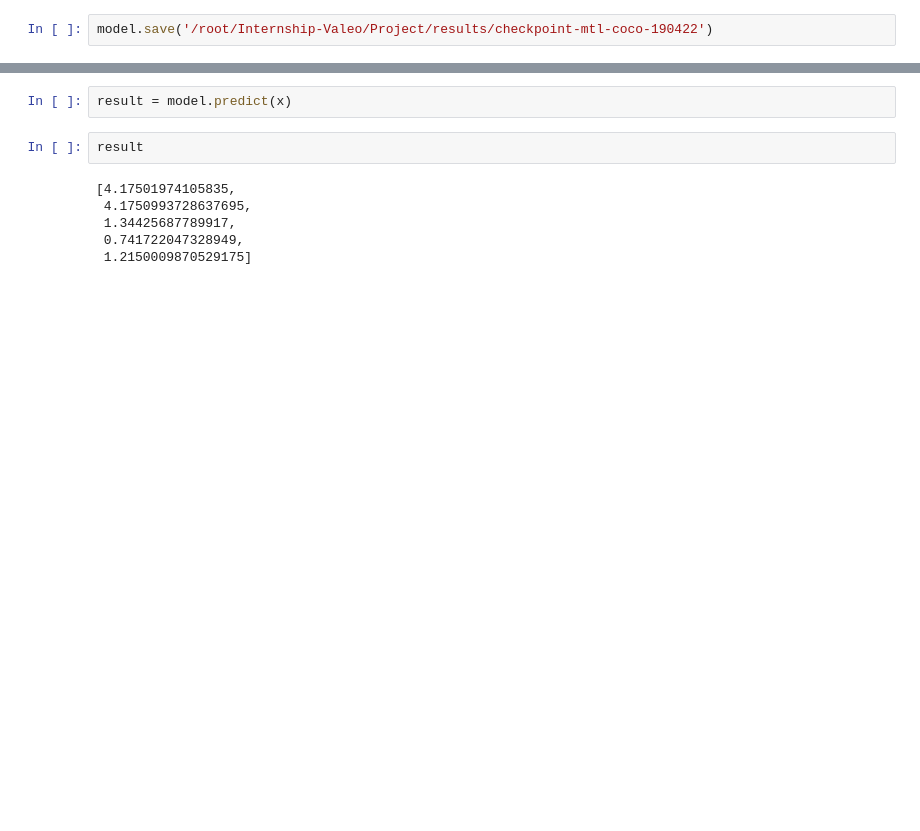
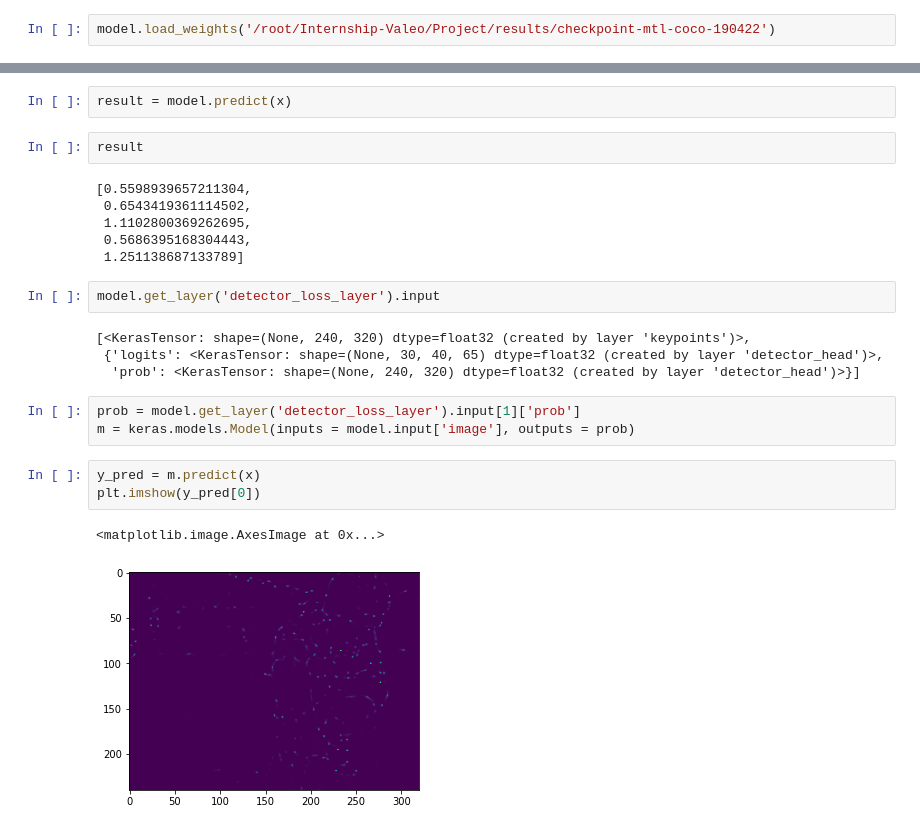
Before and after one commit to amit205/multi-task-learning, a Jupyter notebook: superpoint_MTL.ipynb, the cells around one changed output, grey strips where cells are left out. Drawn from its saved outputs; the diff is of its cells as text; blank space fills up the shorter version.

```diff
--- a/superpoint_MTL.ipynb
+++ b/superpoint_MTL.ipynb
@@ -686,2 +695,2 @@ Epoch 1/13
 # %%
-model.save('/root/Internship-Valeo/Project/results/checkpoint-mtl-coco-190422')
+model.load_weights('/root/Internship-Valeo/Project/results/checkpoint-mtl-coco-190422')
@@ -742,8 +753,23 @@ result = model.predict(x)
 # %%
 result
 # %% [output]
-[4.17501974105835,
- 4.1750993728637695,
- 1.34425687789917,
- 0.741722047328949,
- 1.2150009870529175]
+[0.5598939657211304,
+ 0.6543419361114502,
+ 1.1102800369262695,
+ 0.5686395168304443,
+ 1.251138687133789]
+# %%
+model.get_layer('detector_loss_layer').input
+# %% [output]
+[<KerasTensor: shape=(None, 240, 320) dtype=float32 (created by layer 'keypoints')>,
+ {'logits': <KerasTensor: shape=(None, 30, 40, 65) dtype=float32 (created by layer 'detector_head')>,
+  'prob': <KerasTensor: shape=(None, 240, 320) dtype=float32 (created by layer 'detector_head')>}]
+# %%
+prob = model.get_layer('detector_loss_layer').input[1]['prob']
+m = keras.models.Model(inputs = model.input['image'], outputs = prob)
+# %%
+y_pred = m.predict(x)
+plt.imshow(y_pred[0])
+# %% [output]
+<matplotlib.image.AxesImage at 0x...>
+[figure, added]
```
Also changed, not shown: parts of 50 cells of this notebook, 1 other file.
